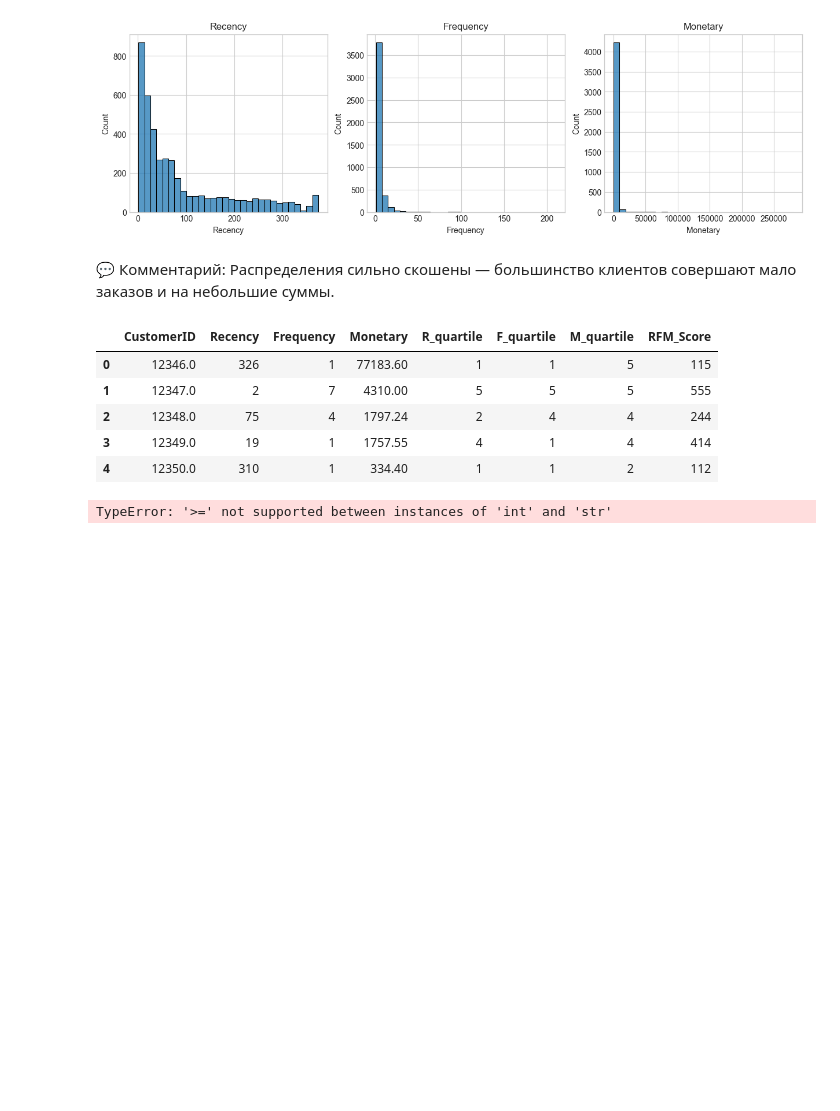
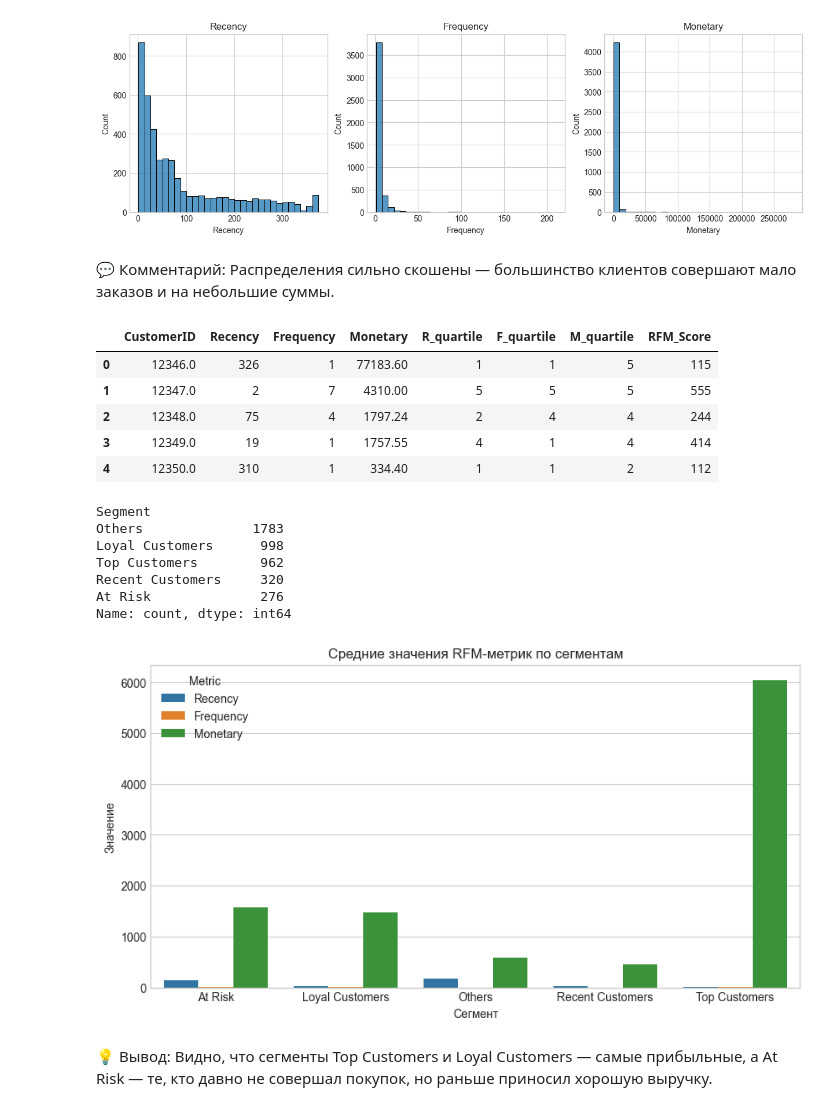
Before and after one commit to MatraCCC/data-analytics-online-retail-, a Jupyter notebook: notebooks/03_analysis.ipynb, the cells around one changed output. Cells and saved outputs as stored; diff of their text form; code cells hidden in the pictures; blank space fills up the shorter version.

```diff
--- a/notebooks/03_analysis.ipynb
+++ b/notebooks/03_analysis.ipynb
@@ -128,13 +127,13 @@ rfm.head()
 # %%
 # Определим сегменты клиентов
 def rfm_segment(row):
-    if row['R_quartile'] >= '4' and row['F_quartile'] >= '4' and row['M_quartile'] >= '4':
+    if row['R_quartile'] >= 4 and row['F_quartile'] >= 4 and row['M_quartile'] >= 4:
         return 'Top Customers'
-    elif row['R_quartile'] >= '3' and row['F_quartile'] >= '3':
+    elif row['R_quartile'] >= 3 and row['F_quartile'] >= 3:
         return 'Loyal Customers'
-    elif row['R_quartile'] >= '4' and row['F_quartile'] <= '2':
+    elif row['R_quartile'] >= 4 and row['F_quartile'] <= 2:
         return 'Recent Customers'
-    elif row['R_quartile'] <= '2' and row['F_quartile'] >= '4':
+    elif row['R_quartile'] <= 2 and row['F_quartile'] >= 4:
         return 'At Risk'
     else:
         return 'Others'
@@ -142,4 +141,28 @@ def rfm_segment(row):
 rfm['Segment'] = rfm.apply(rfm_segment, axis=1)
 rfm['Segment'].value_counts()
 # %% [output]
-TypeError: '>=' not supported between instances of 'int' and 'str'
+Segment
+Others              1783
+Loyal Customers      998
+Top Customers        962
+Recent Customers     320
+At Risk              276
+Name: count, dtype: int64
+# %%
+# Визуализирцем средние метки по сегментам
+rfm_summary = rfm.groupby('Segment')[['Recency', 'Frequency', 'Monetary']].mean().reset_index()
+
+rfm_summary_melted = rfm_summary.melt(id_vars='Segment', var_name='Metric', value_name='Value')
+
+plt.figure(figsize=(10,5))
+sns.barplot(data=rfm_summary_melted, x='Segment', y='Value', hue='Metric')
+plt.title('Средние значения RFM-метрик по сегментам')
+plt.ylabel('Значение')
+plt.xlabel('Сегмент')
+plt.show()
+# %% [output]
+[figure, added]
+# %% [markdown]
+💡 Вывод:
+Видно, что сегменты Top Customers и Loyal Customers — самые прибыльные,
+а At Risk — те, кто давно не совершал покупок, но раньше приносил хорошую выручку.
```
Also changed, not shown: parts of 2 cells of this notebook, 1 other file.
